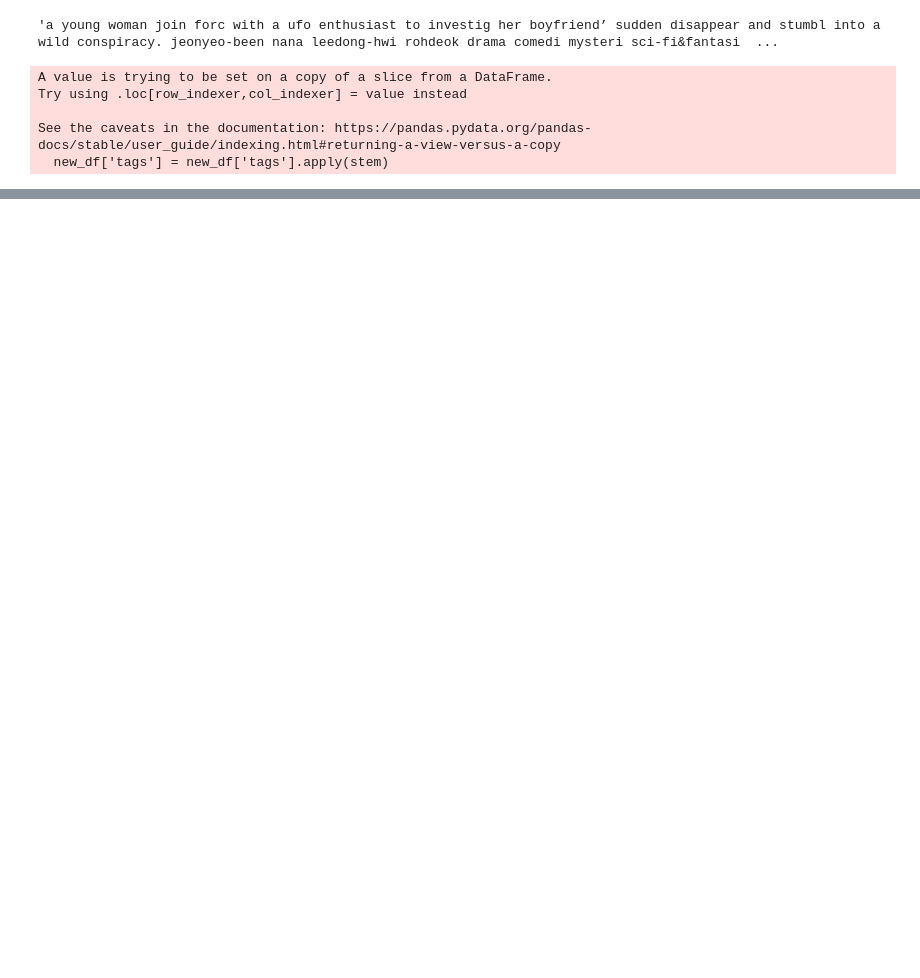
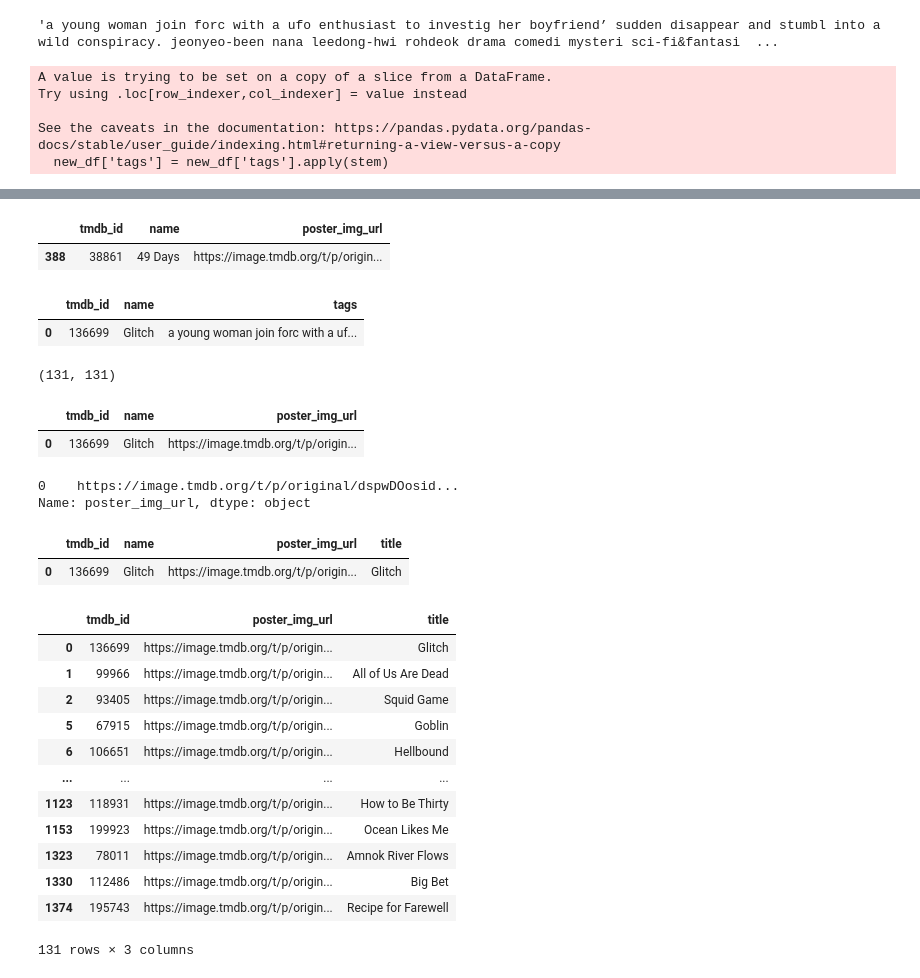
Before and after one commit to Shrunoti-Deshmukh/Kdrama-recommendation, a Jupyter notebook: Kdrama_Recommendation.ipynb, the cells around one changed output, grey strips where cells are left out. Saved outputs shown, nothing was run; the diff lists cells and outputs as text; code cells hidden in the pictures; blank space fills up the shorter version.

```diff
--- a/Kdrama_Recommendation.ipynb
+++ b/Kdrama_Recommendation.ipynb
@@ -350,0 +425,15 @@ Because This Is My First Life
+# %%
+index = images[images['name'] == '49 Days']
+index
+# %% [output]
+|  | tmdb_id | name | poster_img_url |
+| 388 | 38861 | 49 Days | https://image.tmdb.org/t/p/origin... |
+# %%
+new_df.head(1)
+# %% [output]
+|  | tmdb_id | name | tags |
+| 0 | 136699 | Glitch | a young woman join forc with a uf... |
+# %%
+similarity.shape
+# %% [output]
+(131, 131)
@@ -350,0 +446,33 @@ Because This Is My First Life
+# %%
+images.head(1)
+# %% [output]
+|  | tmdb_id | name | poster_img_url |
+| 0 | 136699 | Glitch | https://image.tmdb.org/t/p/origin... |
+# %%
+images[images['name']=='Glitch']['poster_img_url']
+# %% [output]
+0    https://image.tmdb.org/t/p/original/dspwDOosid...
+Name: poster_img_url, dtype: object
+# %%
+images['title'] = images['name']
+images.head(1)
+# %% [output]
+|  | tmdb_id | name | poster_img_url | title |
+| 0 | 136699 | Glitch | https://image.tmdb.org/t/p/origin... | Glitch |
+# %%
+images = images.drop(['name'],axis='columns')
+images
+# %% [output]
+|  | tmdb_id | poster_img_url | title |
+| 0 | 136699 | https://image.tmdb.org/t/p/origin... | Glitch |
+| 1 | 99966 | https://image.tmdb.org/t/p/origin... | All of Us Are Dead |
+| 2 | 93405 | https://image.tmdb.org/t/p/origin... | Squid Game |
+| 5 | 67915 | https://image.tmdb.org/t/p/origin... | Goblin |
+| 6 | 106651 | https://image.tmdb.org/t/p/origin... | Hellbound |
+| ... | ... | ... | ... |
+| 1123 | 118931 | https://image.tmdb.org/t/p/origin... | How to Be Thirty |
+| 1153 | 199923 | https://image.tmdb.org/t/p/origin... | Ocean Likes Me |
+| 1323 | 78011 | https://image.tmdb.org/t/p/origin... | Amnok River Flows |
+| 1330 | 112486 | https://image.tmdb.org/t/p/origin... | Big Bet |
+| 1374 | 195743 | https://image.tmdb.org/t/p/origin... | Recipe for Farewell |
+131 rows × 3 columns
```
Also changed, not shown: parts of 17 cells of this notebook, 6 other files.
